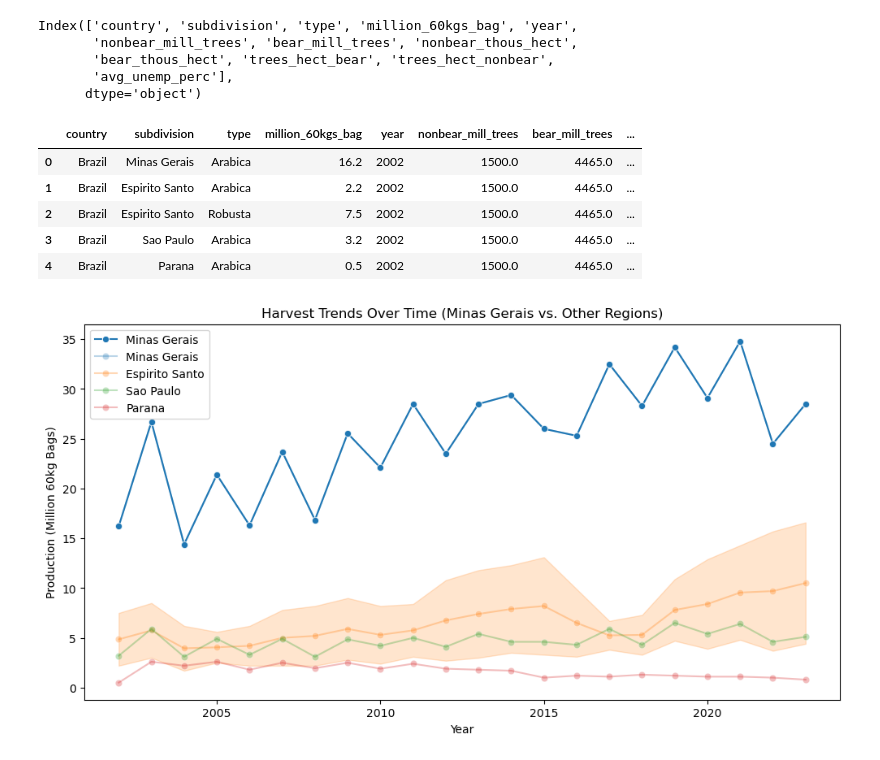
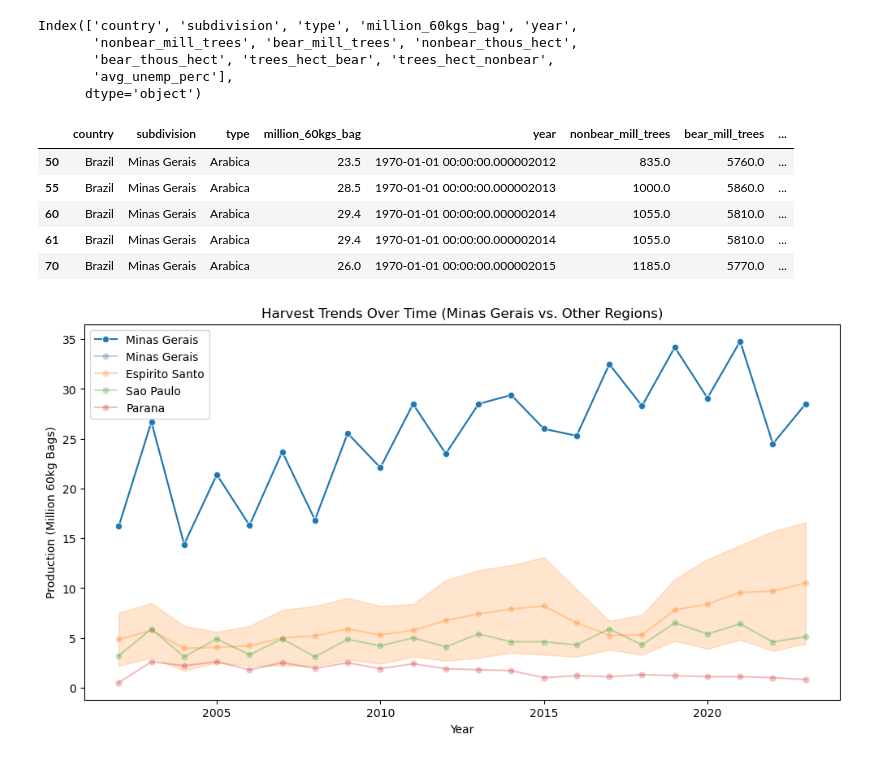
Before and after one commit to Elorna-Pierre/-TLAB_3_Weather_API_Data_Engineering-, a Jupyter notebook: notebooks/weather.ipynb, the cells around one changed output. Saved outputs shown, nothing was run; the diff lists cells and outputs as text; code cells hidden in the pictures.

```diff
--- a/notebooks/weather.ipynb
+++ b/notebooks/weather.ipynb
@@ -33,23 +40,21 @@ Index(['country', 'subdivision', 'type', 'million_60kgs_bag', 'year',
 # %%
 # Drop null values
 df_harvest.dropna(inplace=True)
 
 df_harvest["year"] = pd.to_datetime(df_harvest["year"])
 
-# Set 'year' as the index
-df_harvest.set_index("year", inplace=True)
 
 # Filter data for Minas Gerais
 minas_harvest = df_harvest[df_harvest["subdivision"] == "Minas Gerais"]
 
-df.head()
+minas_harvest.head()
 # %% [output]
 |  | country | subdivision | type | million_60kgs_bag | year | nonbear_mill_trees | bear_mill_trees | ... |
-| 0 | Brazil | Minas Gerais | Arabica | 16.2 | 2002 | 1500.0 | 4465.0 | ... |
-| 1 | Brazil | Espirito Santo | Arabica | 2.2 | 2002 | 1500.0 | 4465.0 | ... |
-| 2 | Brazil | Espirito Santo | Robusta | 7.5 | 2002 | 1500.0 | 4465.0 | ... |
-| 3 | Brazil | Sao Paulo | Arabica | 3.2 | 2002 | 1500.0 | 4465.0 | ... |
-| 4 | Brazil | Parana | Arabica | 0.5 | 2002 | 1500.0 | 4465.0 | ... |
+| 50 | Brazil | Minas Gerais | Arabica | 23.5 | 1970-01-01 00:00:00.000002012 | 835.0 | 5760.0 | ... |
+| 55 | Brazil | Minas Gerais | Arabica | 28.5 | 1970-01-01 00:00:00.000002013 | 1000.0 | 5860.0 | ... |
+| 60 | Brazil | Minas Gerais | Arabica | 29.4 | 1970-01-01 00:00:00.000002014 | 1055.0 | 5810.0 | ... |
+| 61 | Brazil | Minas Gerais | Arabica | 29.4 | 1970-01-01 00:00:00.000002014 | 1055.0 | 5810.0 | ... |
+| 70 | Brazil | Minas Gerais | Arabica | 26.0 | 1970-01-01 00:00:00.000002015 | 1185.0 | 5770.0 | ... |
 # %%
 # Harvest Trends Over Time
 plt.figure(figsize=(12, 6))
```
Also changed, not shown: parts of 7 cells of this notebook, 1 other file.
